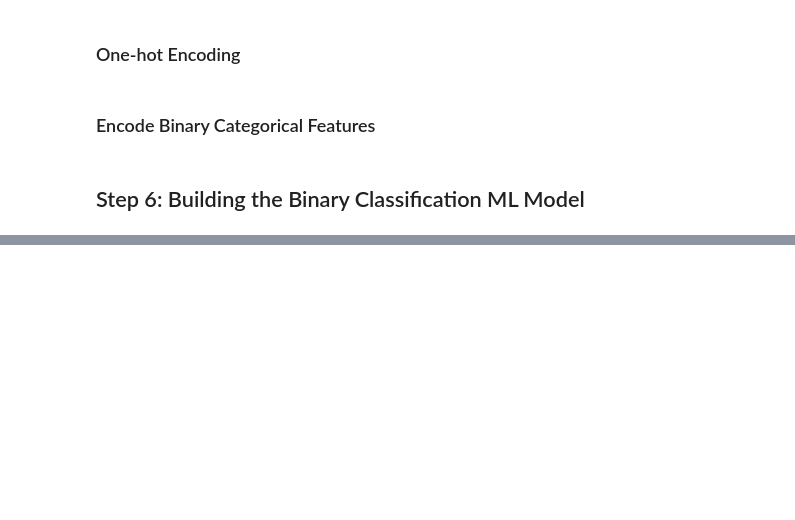
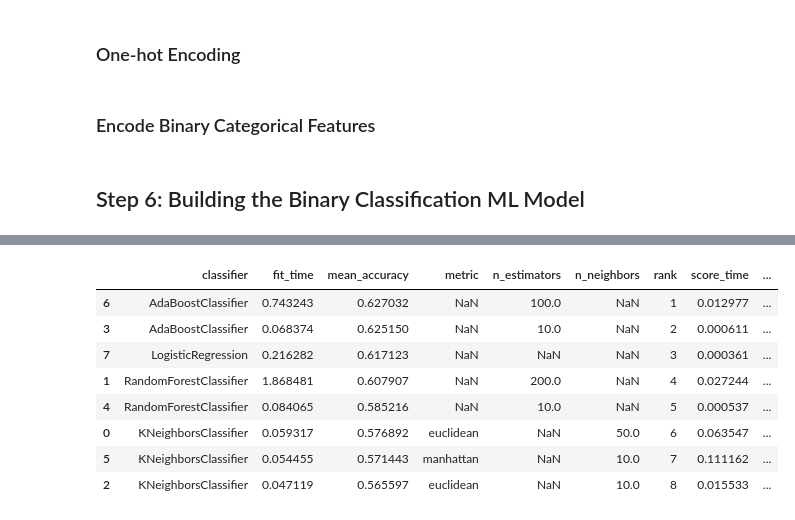
Before and after one commit to topspinj/diabetes-ml-workshop, a Jupyter notebook: notebooks/walkthrough.ipynb, the cells around one changed output, grey strips where cells are left out. Drawn from its saved outputs; the diff is of its cells as text; code cells hidden in the pictures; blank space fills up the shorter version.

```diff
--- a/notebooks/walkthrough.ipynb
+++ b/notebooks/walkthrough.ipynb
@@ -506,0 +557,35 @@ model.score(X_test, y_test)
+# %%
+def cv_results_to_df(results):
+    all_data = []
+    for i in range(len(results['rank_test_score'])):
+        rank = results['rank_test_score'][i]
+        fit_time = results['mean_fit_time'][i]
+        score_time = results['std_score_time'][i]
+        classifier = None
+        other_params = {}
+        for k, v in results['params'][i].items():
+            if k=="bp__estimator":
+                classifier = v.__class__.__name__
+            else:
+                other_params[k.replace('bp__estimator__','')] = v
+        mean_accuracy = results['mean_test_score'][i]
+        std_accuracy = results['std_test_score'][i]
+        data_dict = dict(rank=rank, fit_time=fit_time, score_time=score_time,
+                        classifier=classifier, mean_accuracy=mean_accuracy, std_accuracy=std_accuracy)
+        data_dict.update(other_params)
+        all_data.append(data_dict)
+    return pd.DataFrame(all_data)
+
+
+cv_results = cv_results_to_df(rscv.cv_results_)
+cv_results.sort_values(by='rank')
+# %% [output]
+|  | classifier | fit_time | mean_accuracy | metric | n_estimators | n_neighbors | rank | score_time | ... |
+| 6 | AdaBoostClassifier | 0.743243 | 0.627032 | NaN | 100.0 | NaN | 1 | 0.012977 | ... |
+| 3 | AdaBoostClassifier | 0.068374 | 0.625150 | NaN | 10.0 | NaN | 2 | 0.000611 | ... |
+| 7 | LogisticRegression | 0.216282 | 0.617123 | NaN | NaN | NaN | 3 | 0.000361 | ... |
+| 1 | RandomForestClassifier | 1.868481 | 0.607907 | NaN | 200.0 | NaN | 4 | 0.027244 | ... |
+| 4 | RandomForestClassifier | 0.084065 | 0.585216 | NaN | 10.0 | NaN | 5 | 0.000537 | ... |
+| 0 | KNeighborsClassifier | 0.059317 | 0.576892 | euclidean | NaN | 50.0 | 6 | 0.063547 | ... |
+| 5 | KNeighborsClassifier | 0.054455 | 0.571443 | manhattan | NaN | 10.0 | 7 | 0.111162 | ... |
+| 2 | KNeighborsClassifier | 0.047119 | 0.565597 | euclidean | NaN | 10.0 | 8 | 0.015533 | ... |
```
Also changed, not shown: parts of 19 cells of this notebook, 1 other file.
